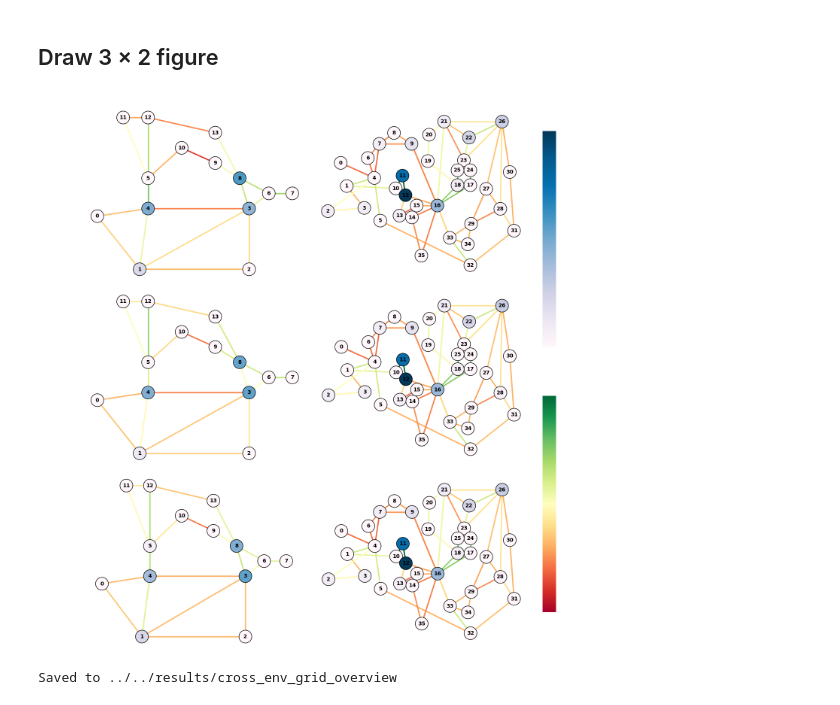
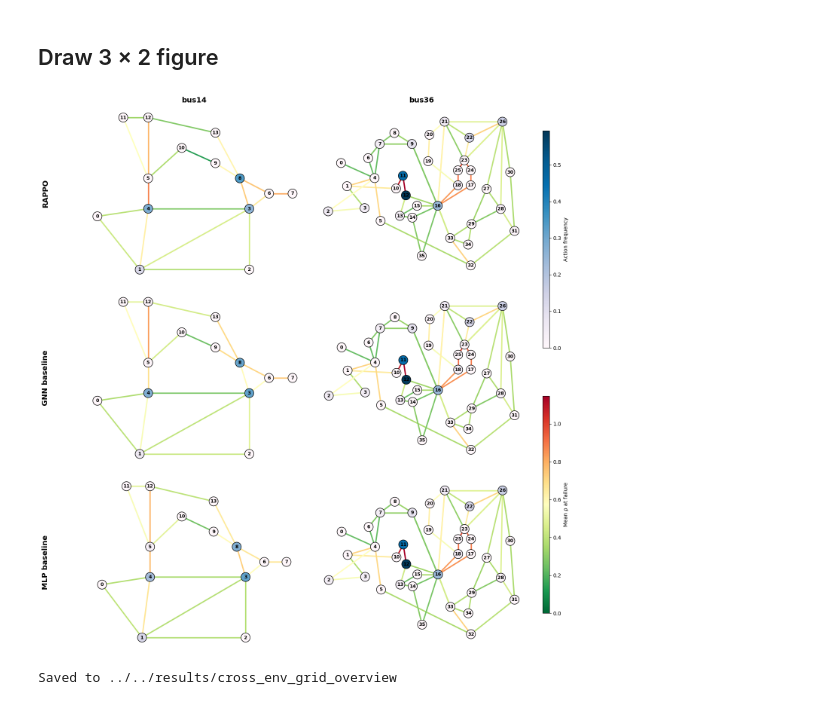
Before and after one commit to AdrianDegenkolb/NRI-for-explainable-RL-in-Power-Grids, a Jupyter notebook: src/visualization/grid_behavior_overview.ipynb, the cells around one changed output. Cells and saved outputs as stored; diff of their text form; code cells hidden in the pictures.

```diff
--- a/src/visualization/grid_behavior_overview.ipynb
+++ b/src/visualization/grid_behavior_overview.ipynb
@@ -134,7 +137,7 @@ rho_vmax = max(float(a.max()) for a in all_mean_rhos)
 rho_vmax = max(rho_vmax, 1.0)  # always extend to at least the thermal limit
 
 node_cmap = plt.cm.PuBu
-edge_cmap = plt.cm.RdYlGn
+edge_cmap = plt.cm.RdYlGn_r
 node_norm = mcolors.Normalize(vmin=0.0, vmax=freq_vmax)
 edge_norm = mcolors.Normalize(vmin=0.0, vmax=rho_vmax)
 
@@ -149,8 +152,9 @@ Mean ρ at failure vmax : 1.1471
 N_ROWS = len(METHOD_ORDER)  # 3
 N_COLS = len(ENV_ORDER)     # 2
 
+plt.style.use("default")
+
 fig, axes = plt.subplots(N_ROWS, N_COLS, figsize=(15, 16))
-fig.patch.set_facecolor("white")  # ensure text/ticks are visible on dark themes
 fig.subplots_adjust(
     left=0.08, right=0.87,
     top=0.94,  bottom=0.04,
@@ -175,8 +179,8 @@ for row_idx, method_label in enumerate(METHOD_ORDER):
                 node_colors=node_colors,
                 line_colors=line_colors,
                 line_widths=[2.5] * env.n_line,
-                node_size=600,
-                font_size=10,
+                node_size=300,
+                font_size=9,
                 font_color="black",
                 show_legend=False,
             ),
@@ -190,37 +194,35 @@ for row_idx, method_label in enumerate(METHOD_ORDER):
             spine.set_visible(False)
 
         if row_idx == 0:
             ax.set_title(env_label, fontsize=14, fontweight="bold", pad=8)
 
 # Row labels — positioned after layout is resolved
-fig.canvas.draw()
+# fig.canvas.draw()
 for row_idx, method_label in enumerate(METHOD_ORDER):
     bbox = axes[row_idx, 0].get_position()
     y_center = (bbox.y0 + bbox.y1) / 2
     fig.text(
         0.01, y_center, method_label,
         ha="center", va="center",
         fontsize=14, fontweight="bold",
         rotation=90,
     )
 
 # Two vertical colorbars on the far right — outside the column area so it is
 # visually clear that both scales are shared across all six panels.
 node_sm = plt.cm.ScalarMappable(cmap=node_cmap, norm=node_norm)
-node_sm.set_array([])
 edge_sm = plt.cm.ScalarMappable(cmap=edge_cmap, norm=edge_norm)
-edge_sm.set_array([])
 
-cbar_freq_ax = fig.add_axes([0.89, 0.54, 0.025, 0.36])  # upper: action frequency
-cbar_rho_ax  = fig.add_axes([0.89, 0.10, 0.025, 0.36])  # lower: congestion
+cbar_freq_ax = fig.add_axes([0.89, 0.54, 0.012, 0.36])  # upper: action frequency
+cbar_rho_ax  = fig.add_axes([0.89, 0.10, 0.012, 0.36])  # lower: congestion
 
 fig.colorbar(node_sm, cax=cbar_freq_ax, orientation="vertical", label="Action frequency")
 fig.colorbar(edge_sm, cax=cbar_rho_ax, orientation="vertical", label="Mean ρ at failure")
 
 fig.savefig(OUT_DIR / "grid_behavior_overview.png", dpi=150, bbox_inches="tight")
 fig.savefig(OUT_DIR / "grid_behavior_overview.svg", bbox_inches="tight")
 plt.show()
 print(f"Saved to {OUT_DIR}")
 # %% [output]
-[figure, old version]
+[figure, new version]
 Saved to ../../results/cross_env_grid_overview
```
Also changed, not shown: parts of 1 cell of this notebook.
